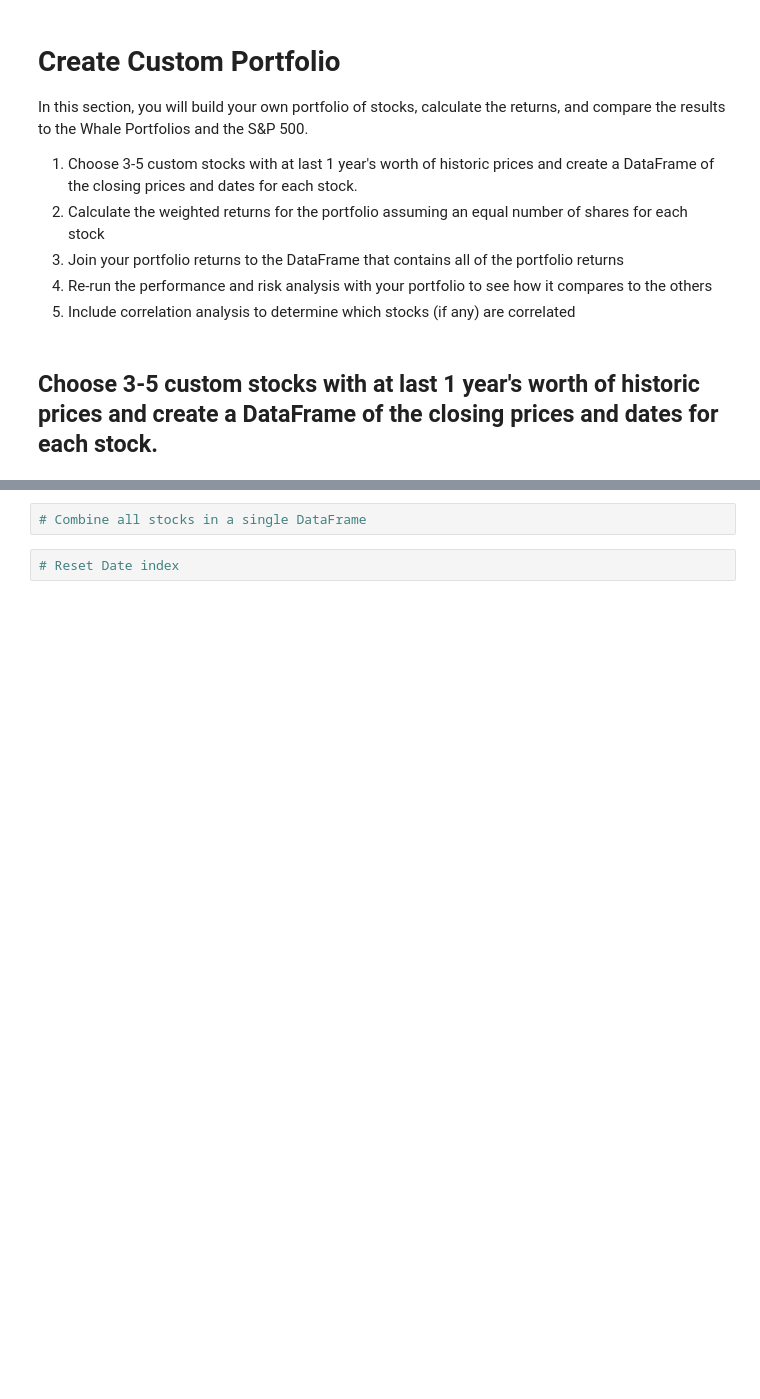
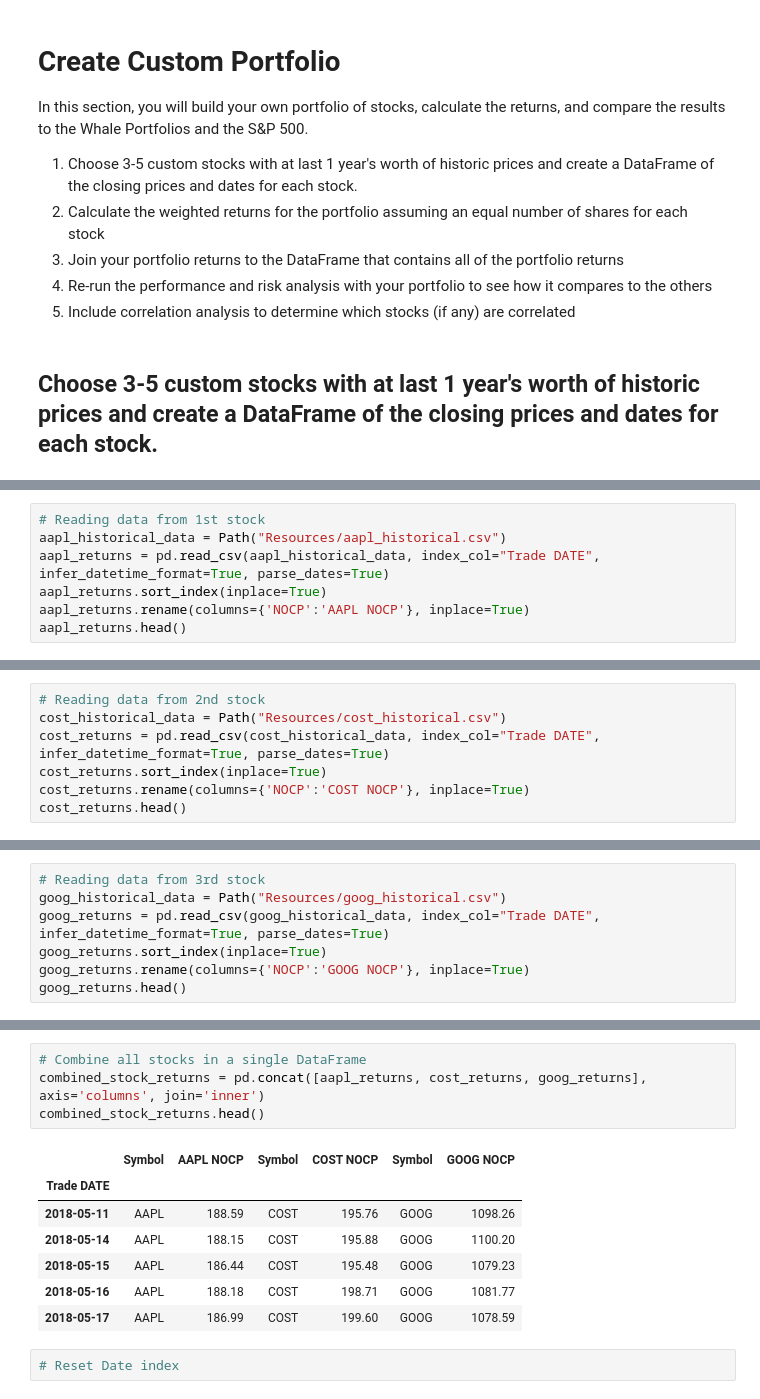
Before and after one commit to chad100b/Portfolio-Analysis, a Jupyter notebook: whale_analysis.ipynb, the cells around one changed output, grey strips where cells are left out. Drawn from its saved outputs; the diff is of its cells as text; blank space fills up the shorter version.

```diff
--- a/whale_analysis.ipynb
+++ b/whale_analysis.ipynb
@@ -382,0 +430,7 @@ In this section, you will build your own portfolio of stocks, calculate the retu
+# %%
+# Reading data from 1st stock
+aapl_historical_data = Path("Resources/aapl_historical.csv")
+aapl_returns = pd.read_csv(aapl_historical_data, index_col="Trade DATE", infer_datetime_format=True, parse_dates=True)
+aapl_returns.sort_index(inplace=True)
+aapl_returns.rename(columns={'NOCP':'AAPL NOCP'}, inplace=True)
+aapl_returns.head()
@@ -382,0 +445,7 @@ In this section, you will build your own portfolio of stocks, calculate the retu
+# %%
+# Reading data from 2nd stock
+cost_historical_data = Path("Resources/cost_historical.csv")
+cost_returns = pd.read_csv(cost_historical_data, index_col="Trade DATE", infer_datetime_format=True, parse_dates=True)
+cost_returns.sort_index(inplace=True)
+cost_returns.rename(columns={'NOCP':'COST NOCP'}, inplace=True)
+cost_returns.head()
@@ -382,0 +460,7 @@ In this section, you will build your own portfolio of stocks, calculate the retu
+# %%
+# Reading data from 3rd stock
+goog_historical_data = Path("Resources/goog_historical.csv")
+goog_returns = pd.read_csv(goog_historical_data, index_col="Trade DATE", infer_datetime_format=True, parse_dates=True)
+goog_returns.sort_index(inplace=True)
+goog_returns.rename(columns={'NOCP':'GOOG NOCP'}, inplace=True)
+goog_returns.head()
@@ -383,5 +475,15 @@ In this section, you will build your own portfolio of stocks, calculate the retu
 # %%
 # Combine all stocks in a single DataFrame
+combined_stock_returns = pd.concat([aapl_returns, cost_returns, goog_returns], axis='columns', join='inner')
+combined_stock_returns.head()
+# %% [output]
+|  | Symbol | AAPL NOCP | Symbol | COST NOCP | Symbol | GOOG NOCP |
+| Trade DATE |  |  |  |  |  |  |
+| 2018-05-11 | AAPL | 188.59 | COST | 195.76 | GOOG | 1098.26 |
+| 2018-05-14 | AAPL | 188.15 | COST | 195.88 | GOOG | 1100.20 |
+| 2018-05-15 | AAPL | 186.44 | COST | 195.48 | GOOG | 1079.23 |
+| 2018-05-16 | AAPL | 188.18 | COST | 198.71 | GOOG | 1081.77 |
+| 2018-05-17 | AAPL | 186.99 | COST | 199.60 | GOOG | 1078.59 |
 # %%
 # Reset Date index
 # %%
```
Also changed, not shown: parts of 22 cells of this notebook.
